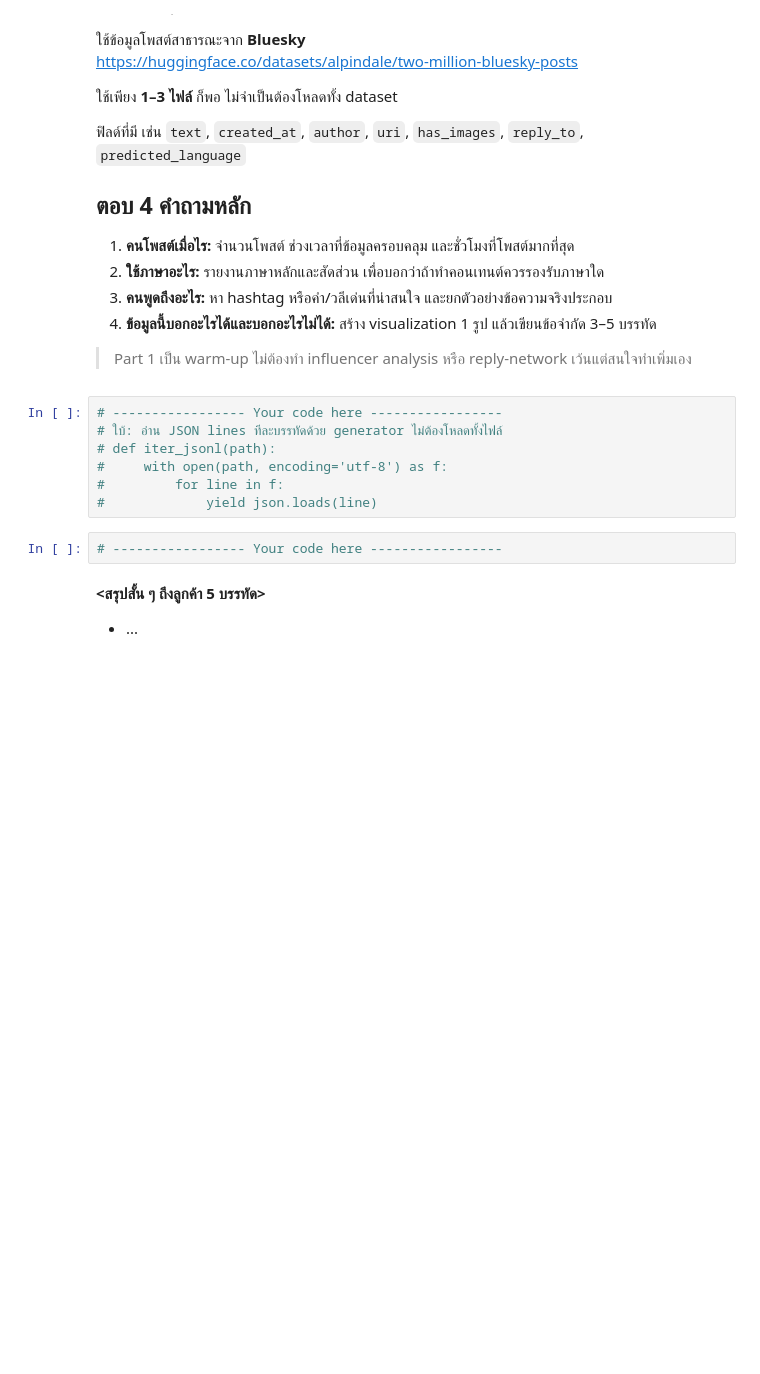
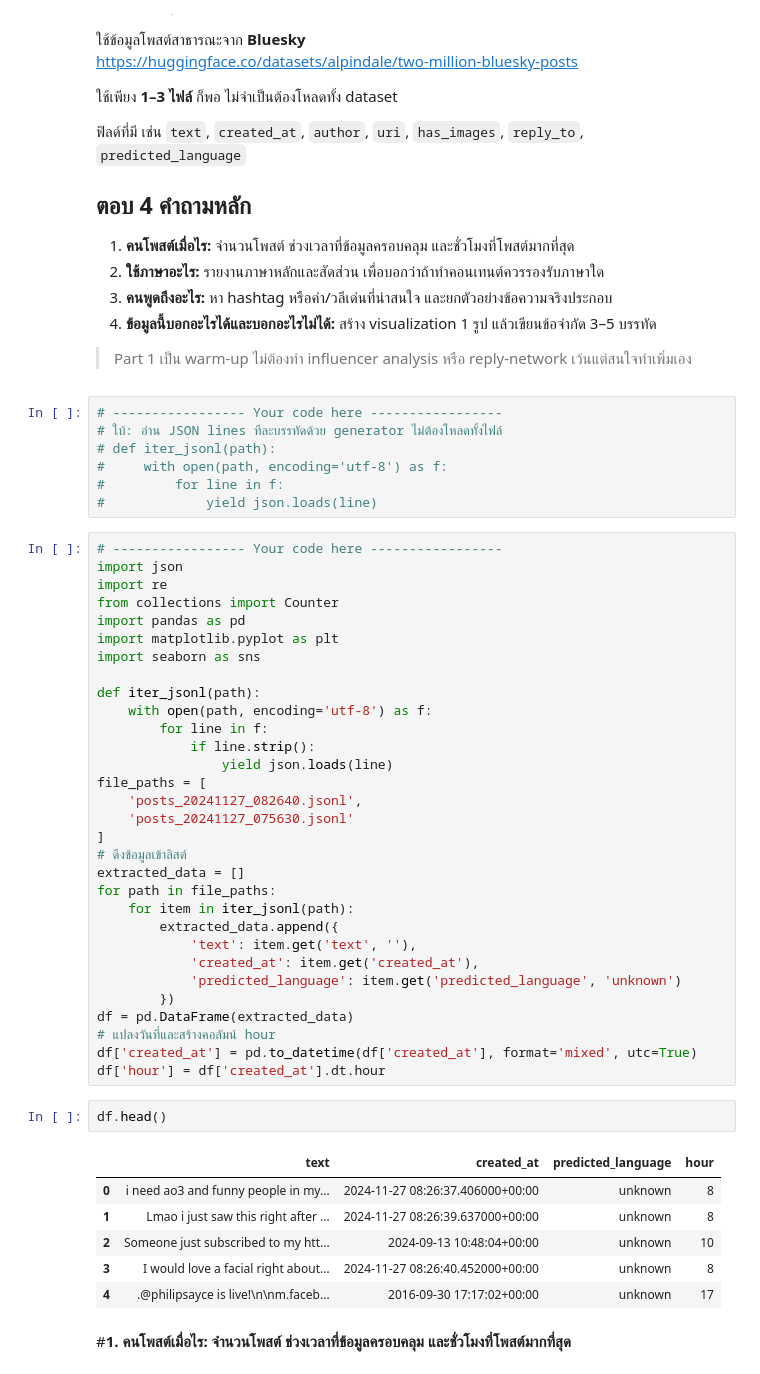
Before and after one commit to audomsak-pypy/Project1-Text_Analytics69, a Jupyter notebook: Part1_673020271-0.ipynb, the cells around one changed output. Saved outputs shown, nothing was run; the diff lists cells and outputs as text; blank space fills up the shorter version.

```diff
--- a/Part1_673020271-0.ipynb
+++ b/Part1_673020271-0.ipynb
@@ -75,9 +49,45 @@ https://huggingface.co/datasets/alpindale/two-million-bluesky-posts
 #     with open(path, encoding='utf-8') as f:
 #         for line in f:
 #             yield json.loads(line)
-# %%
-# ----------------- Your code here -----------------
-# %% [markdown]
-**<สรุปสั้น ๆ ถึงลูกค้า 5 บรรทัด>**
-
-* ...
+# %%
+# ----------------- Your code here -----------------
+import json
+import re
+from collections import Counter
+import pandas as pd
+import matplotlib.pyplot as plt
+import seaborn as sns
+
+def iter_jsonl(path):
+    with open(path, encoding='utf-8') as f:
+        for line in f:
+            if line.strip():
+                yield json.loads(line)
+file_paths = [
+    'posts_20241127_082640.jsonl',
+    'posts_20241127_075630.jsonl'
+]
+# ดึงข้อมูลเข้าลิสต์
+extracted_data = []
+for path in file_paths:
+    for item in iter_jsonl(path):
+        extracted_data.append({
+            'text': item.get('text', ''),
+            'created_at': item.get('created_at'),
+            'predicted_language': item.get('predicted_language', 'unknown')
+        })
+df = pd.DataFrame(extracted_data)
+# แปลงวันที่และสร้างคอลัมน์ hour
+df['created_at'] = pd.to_datetime(df['created_at'], format='mixed', utc=True)
+df['hour'] = df['created_at'].dt.hour
+# %%
+df.head()
+# %% [output]
+|  | text | created_at | predicted_language | hour |
+| 0 | i need ao3 and funny people in my... | 2024-11-27 08:26:37.406000+00:00 | unknown | 8 |
+| 1 | Lmao i just saw this right after ... | 2024-11-27 08:26:39.637000+00:00 | unknown | 8 |
+| 2 | Someone just subscribed to my htt... | 2024-09-13 10:48:04+00:00 | unknown | 10 |
+| 3 | I would love a facial right about... | 2024-11-27 08:26:40.452000+00:00 | unknown | 8 |
+| 4 | .@philipsayce is live!\n\nm.faceb... | 2016-09-30 17:17:02+00:00 | unknown | 17 |
+# %% [markdown]
+#**1. คนโพสต์เมื่อไร: จำนวนโพสต์ ช่วงเวลาที่ข้อมูลครอบคลุม และชั่วโมงที่โพสต์มากที่สุด**
```
Also changed, not shown: parts of 15 cells of this notebook.
